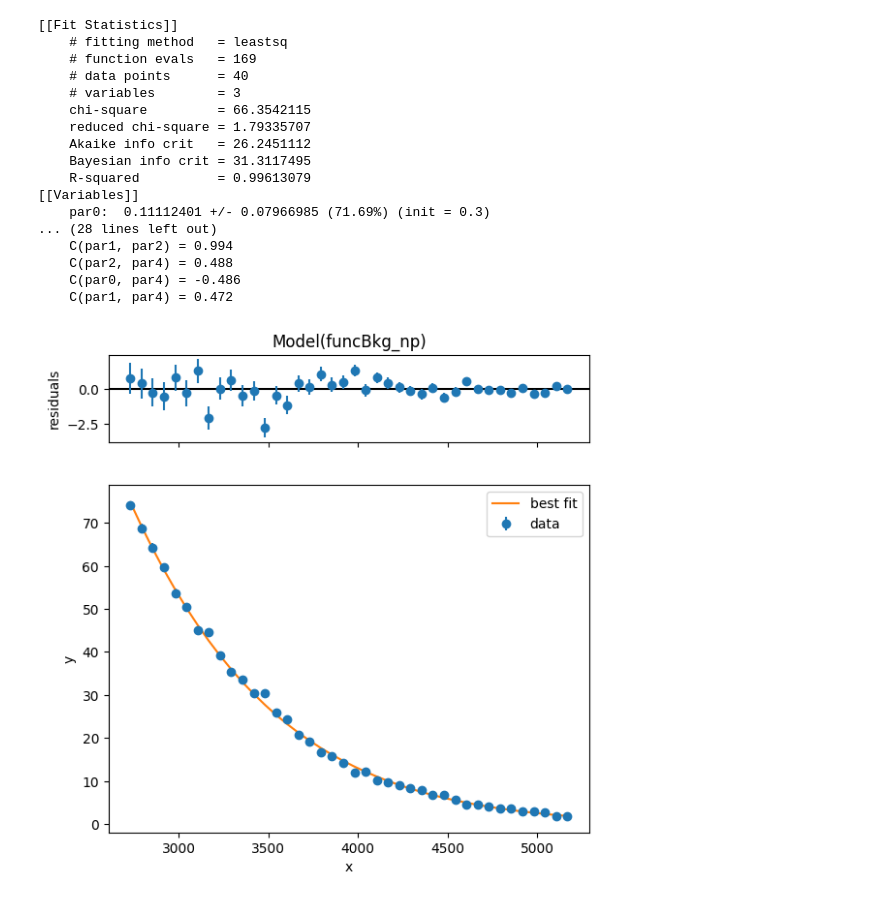
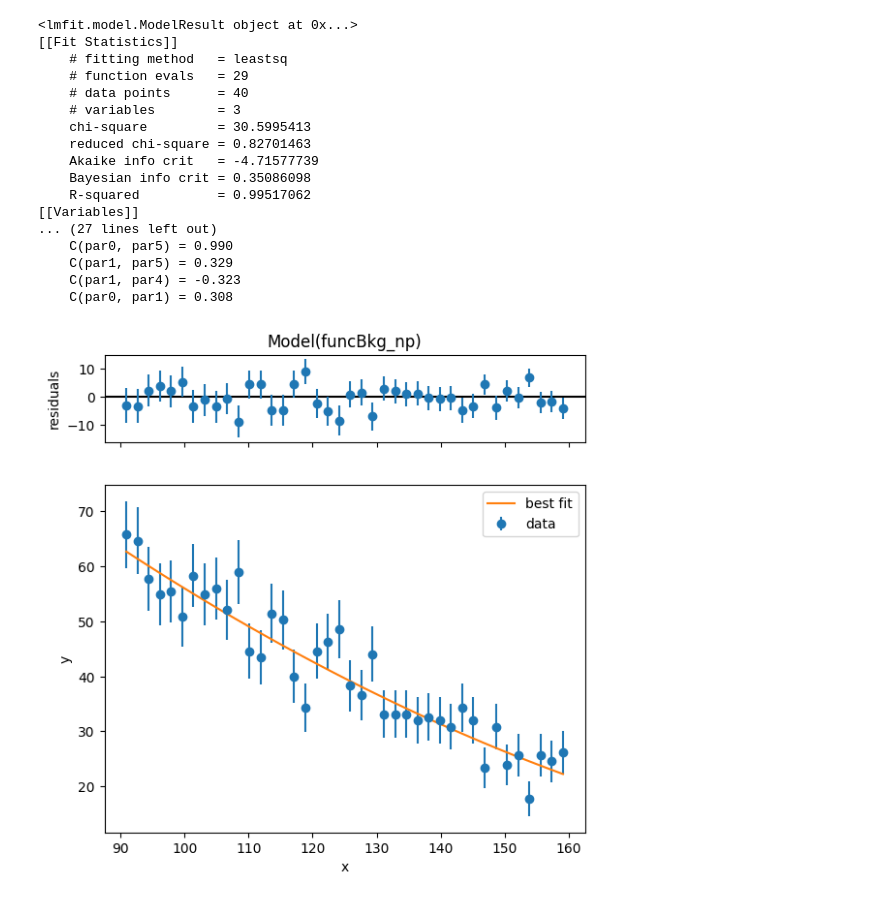
Before and after one commit to violatingcp/CWOLAToy, a Jupyter notebook: SplitFit_bbgg.ipynb, the cells around one changed output. Saved outputs shown, nothing was run; the diff lists cells and outputs as text; code cells hidden in the pictures.

```diff
--- a/SplitFit_bbgg.ipynb
+++ b/SplitFit_bbgg.ipynb
@@ -88,14 +120,12 @@ def plotSigBkg(iN,sig,bkg,nbins=50):
         plt.legend()
         plt.show()
 
-def setupData(iD1,iD2,iNB,iNS,iStart=0,iSStart=0):
-    nparr1=makeNP(iD1)
-    nparr2=makeNP(iD2)
-    nparr1=nparr1[iStart:(iStart+iNB)]
-    nparr2=nparr2[iSStart:(iSStart+iNS)]
+def setupData(iParr1,iParr2,iNB,iNS,iStart=0,iSStart=0):
+    nparr1=iParr1[iStart:(iStart+iNB)]
+    nparr2=iParr2[iSStart:(iSStart+iNS)]
     pdata = np.vstack((nparr2,nparr1))
     data,bkgdata,test_sig,test_bkg=makeDataSet(pdata,len(nparr2),len(nparr1))
-    plotSigBkg(7,test_sig,test_bkg)
+    plotSigBkg(9,test_sig,test_bkg)
     return data,bkgdata,test_sig,test_bkg
 
 #massvec1 = mass(df1)
@@ -104,6 +134,8 @@ def setupData(iD1,iD2,iNB,iNS,iStart=0,iSStart=0):
 #plt.hist(massvec1,bins=bins,alpha=0.5)
 #plt.hist(massvec2,bins=bins,alpha=0.5)
 #plt.show()
-dataset,mcdataset,sig,bkg=setupData(df1,df2,89750,250)
-dataset2,mcdataset2,sig2,bkg2=setupData(df1,df2,9000,9000,90500,1000)
+dataset,mcdataset,sig,bkg    =setupData(qcd_data,hh_data,7000,20) #3ab yield
+dataset2,mcdataset2,sig2,bkg2=setupData(qcd_mc  ,hh_data,50000,50000,10000,1000)
+dataset3,mcdataset3,sig3,bkg3=setupData(qcd_data,hh_data,20000,20000,8000,1000)
+print(len(dataset),len(dataset2))
 # %% [output]
@@ -125,46 +155,51 @@ dataset2,mcdataset2,sig2,bkg2=setupData(df1,df2,9000,9000,90500,1000)
 # %%
 #%load_ext autoreload
 %reload_ext autoreload
 %autoreload 2
-from splitfitter import fitGausDijet
+from splitfitter import fitGausBern
+
 
 nbins=40
-xmax=5200.0
-xmin=2700.0
+xmax=160
+xmin=90
 delta      = (xmax - xmin) / nbins
 BIN_Table  = torch.arange(start=0, end=nbins+1, step=1) * delta +xmin
 h_r        = 0.5*(BIN_Table[1:] + BIN_Table[:-1])
 input=torch.cat((sig[:,-1],bkg[:,-1]))
-tmp=fitGausDijet()
+h_r        = 0.5*(BIN_Table[1:] + BIN_Table[:-1])
+input=torch.cat((sig[:,-1],bkg[:,-1]))
+tmp=fitGausBern()
 yhist,xbins=torch.histogram(input,BIN_Table,density=False)
 yerr=((torch.sqrt(yhist))/delta).detach().numpy()
 ytmp=(yhist*1./delta).detach().numpy()
 xtmp=h_r.detach().numpy()
 #plt.plot(xtmp,yhist)
 #plt.show()
+#print(ytmp)
 _,result,_=tmp.fitBkg(xtmp,ytmp,yerr)
+print(result)
 result.plot()
 lmfit.report_fit(result)
 
 _,result,_=tmp.fitSig(xtmp,ytmp,yerr)
 result.plot()
 lmfit.report_fit(result)
 # %% [output]
+<lmfit.model.ModelResult object at 0x...>
 [[Fit Statistics]]
     # fitting method   = leastsq
-    # function evals   = 169
+    # function evals   = 29
     # data points      = 40
     # variables        = 3
-    chi-square         = 66.3542115
-    reduced chi-square = 1.79335707
-    Akaike info crit   = 26.2451112
-    Bayesian info crit = 31.3117495
-    R-squared          = 0.99613079
+    chi-square         = 30.5995413
+    reduced chi-square = 0.82701463
+    Akaike info crit   = -4.71577739
+    Bayesian info crit = 0.35086098
+    R-squared          = 0.99517062
 [[Variables]]
-    par0:  0.11112401 +/- 0.07966985 (71.69%) (init = 0.3)
-... (28 lines left out)
-    C(par1, par2) = 0.994
-    C(par2, par4) = 0.488
-    C(par0, par4) = -0.486
-    C(par1, par4) = 0.472
+... (27 lines left out)
+    C(par0, par5) = 0.990
+    C(par1, par5) = 0.329
+    C(par1, par4) = -0.323
+    C(par0, par1) = 0.308
-[figure, old version]
+[figure, new version]
```
Also changed, not shown: parts of 25 cells of this notebook, 1 other file.
